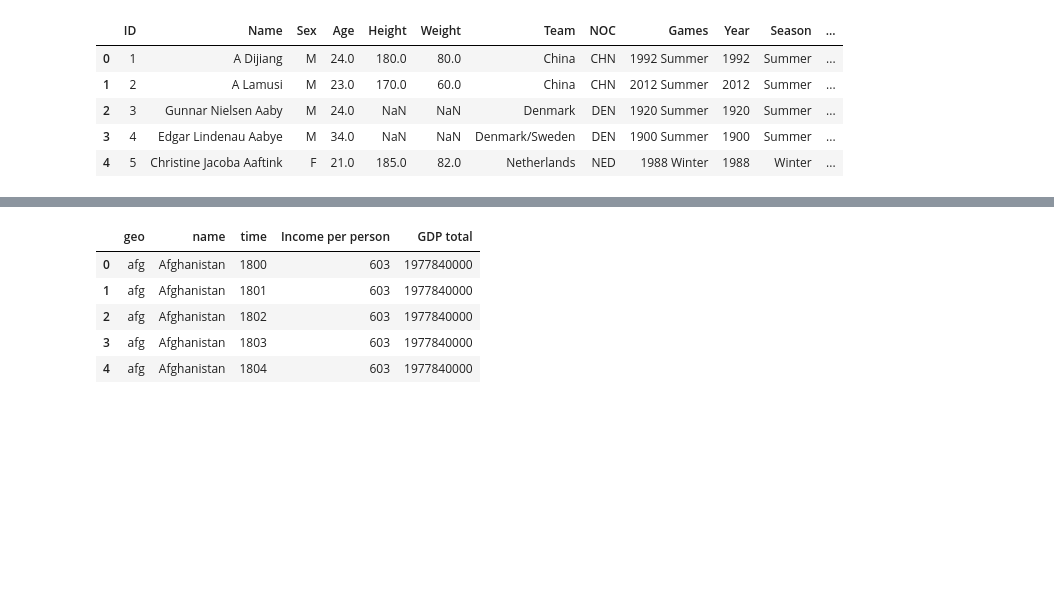
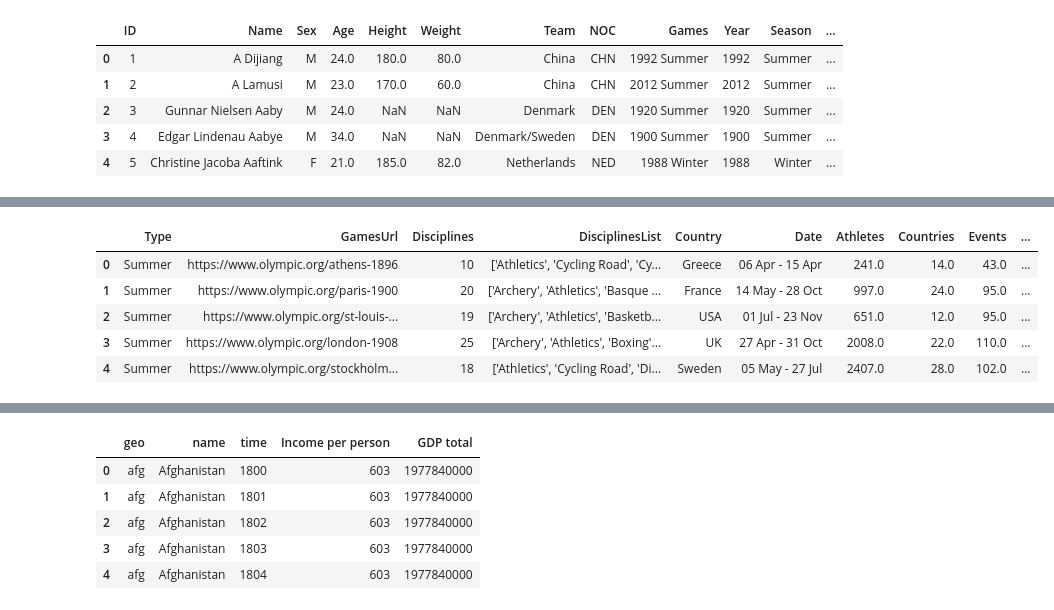
Before and after one commit to EJones621/Olympic_Analysis, a Jupyter notebook: Import to MongoDB/cleaning_machine_learning.ipynb, the cells around one changed output, grey strips where cells are left out. Cells and saved outputs as stored; diff of their text form; code cells hidden in the pictures; blank space fills up the shorter version.

```diff
--- a/Import to MongoDB/cleaning_machine_learning.ipynb
+++ b/Import to MongoDB/cleaning_machine_learning.ipynb
@@ -15,7 +15,8 @@ from scipy.stats import pearsonr
 rf_seed = 5
 # %%
 # import datasets
-athlete_events_df = pd.read_csv('Data Sources/athlete_events.csv')
-noc_regions_df = pd.read_csv('Data Sources/noc_regions.csv')
-population_by_country_df = pd.read_excel('Data Sources/population_by_country.xlsx')
-gdp_df = pd.read_excel('Data Sources/gdp.xlsx')
+athlete_events = pd.read_csv('Data Sources/athlete_events.csv')
+noc_regions = pd.read_csv('Data Sources/noc_regions.csv')
+gdp = pd.read_excel('Data Sources/gdp.xlsx')
+coordinates = pd.read_csv('Data Sources/coordinates.csv')
+hosts = pd.read_csv('Data Sources/hosts.csv')
@@ -21,0 +35,3 @@ gdp_df = pd.read_excel('Data Sources/gdp.xlsx')
+# %%
+# Put the hosts data into a DataFrame
+hosts_df = pd.DataFrame(hosts)
@@ -125,0 +273,9 @@ merged_df.head()
+# %%
+hosts_df.head()
+# %% [output]
+|  | Type | GamesUrl | Disciplines | DisciplinesList | Country | Date | Athletes | Countries | Events | ... |
+| 0 | Summer | https://www.olympic.org/athens-1896 | 10 | ['Athletics', 'Cycling Road', 'Cy... | Greece | 06 Apr - 15 Apr | 241.0 | 14.0 | 43.0 | ... |
+| 1 | Summer | https://www.olympic.org/paris-1900 | 20 | ['Archery', 'Athletics', 'Basque ... | France | 14 May - 28 Oct | 997.0 | 24.0 | 95.0 | ... |
+| 2 | Summer | https://www.olympic.org/st-louis-... | 19 | ['Archery', 'Athletics', 'Basketb... | USA | 01 Jul - 23 Nov | 651.0 | 12.0 | 95.0 | ... |
+| 3 | Summer | https://www.olympic.org/london-1908 | 25 | ['Archery', 'Athletics', 'Boxing'... | UK | 27 Apr - 31 Oct | 2008.0 | 22.0 | 110.0 | ... |
+| 4 | Summer | https://www.olympic.org/stockholm... | 18 | ['Athletics', 'Cycling Road', 'Di... | Sweden | 05 May - 27 Jul | 2407.0 | 28.0 | 102.0 | ... |
```
Also changed, not shown: parts of 81 cells of this notebook.
